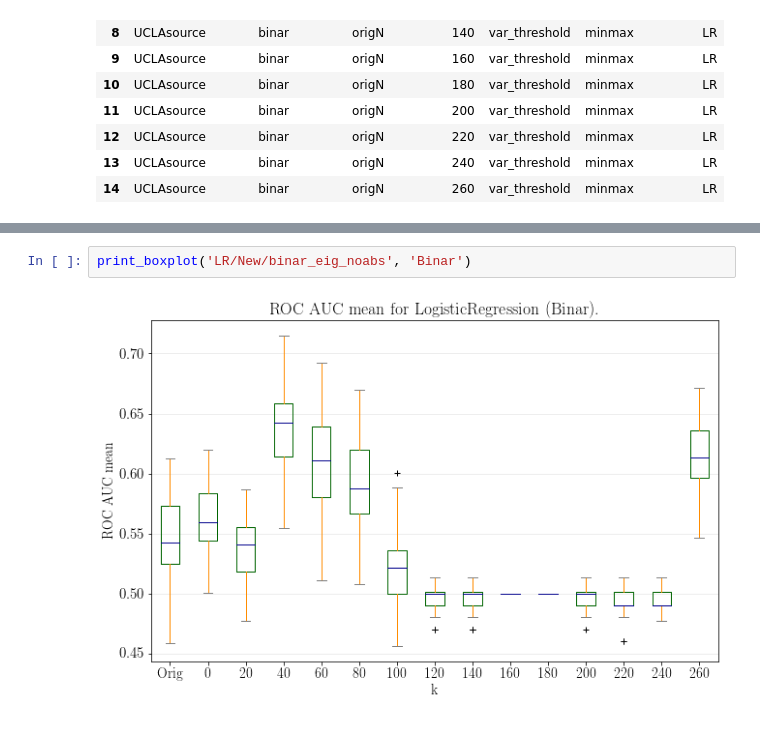
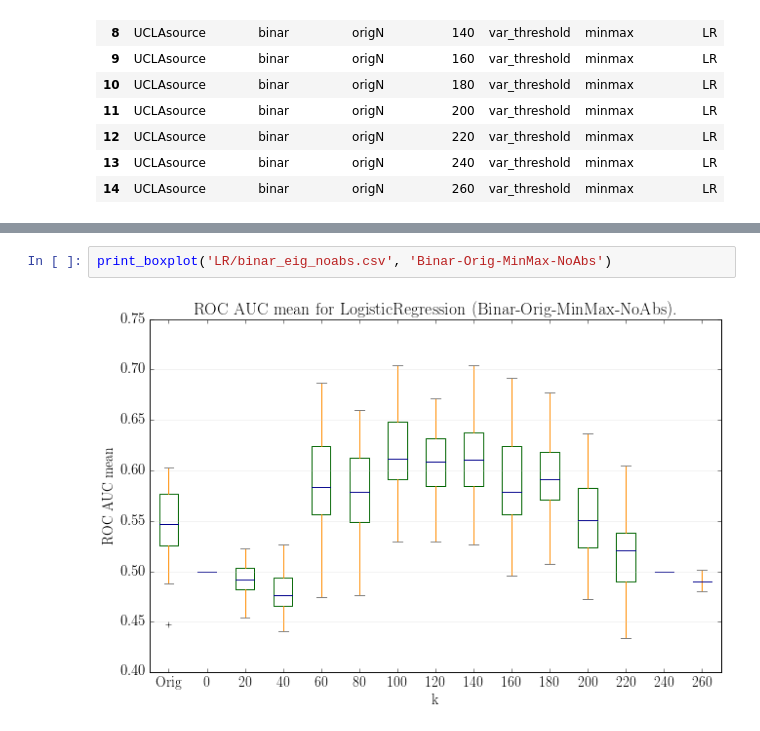
Before and after one commit to Tismoney/PRNI2016, a Jupyter notebook: KernelAlgoritm/LR_new.ipynb, the cells around one changed output, grey strips where cells are left out. Saved outputs shown, nothing was run; the diff lists cells and outputs as text.

Commit message:
Variation with binar matrix

```diff
--- a/KernelAlgoritm/LR_new.ipynb
+++ b/KernelAlgoritm/LR_new.ipynb
@@ -275,4 +283,4 @@ Line: 15/15
 # %%
-print_boxplot('LR/New/binar_eig_noabs', 'Binar')
+print_boxplot('LR/binar_eig_noabs.csv', 'Binar-Orig-MinMax-NoAbs')
 # %% [output]
-[figure, old version]
+[figure, new version]
```
Also changed, not shown: parts of 6 cells of this notebook.
